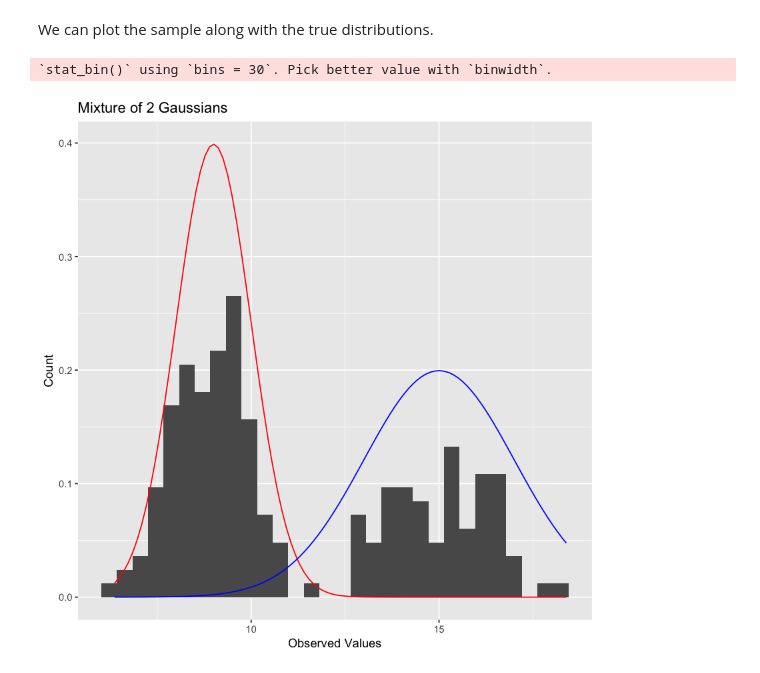
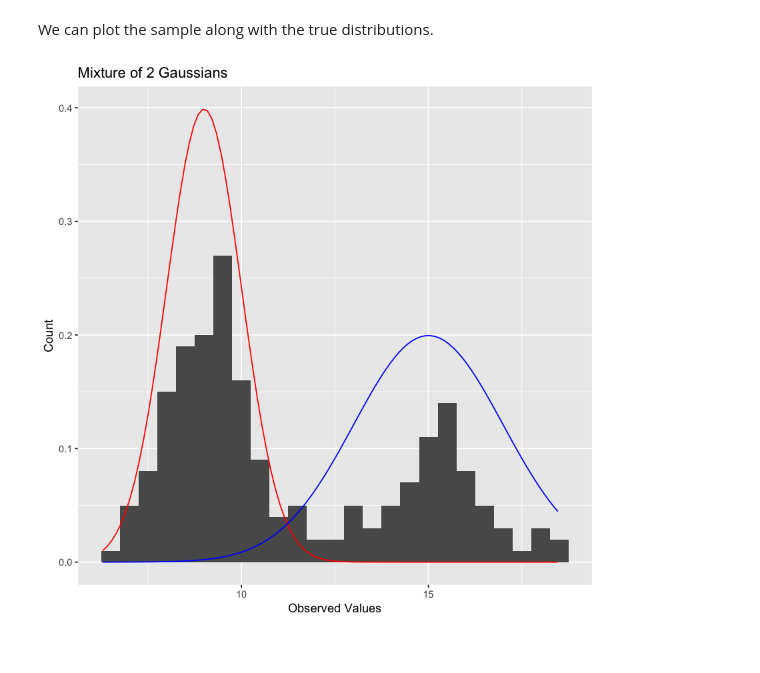
Before and after one commit to blazickjp/Research, a Jupyter notebook: EM-Gibbs-Alg.ipynb, the cells around one changed output. Saved outputs shown, nothing was run; the diff lists cells and outputs as text; code cells hidden in the pictures.

```diff
--- a/EM-Gibbs-Alg.ipynb
+++ b/EM-Gibbs-Alg.ipynb
@@ -41,14 +41,13 @@ We can plot the sample along with the true distributions.
 # %%
 df <- data.frame(y = f(mu_1, mu_2, sigma_1, sigma_2, p, n))
 df %>%
-  ggplot(aes(x = y)) + geom_histogram(aes(y = stat(density))) +
+  ggplot(aes(x = y)) + geom_histogram(aes(y = stat(density)),binwidth = .5) +
   ggtitle("Mixture of 2 Gaussians") +
   xlab("Observed Values") + ylab("Count") +
   stat_function(fun = dnorm, args = list(mean = 9, sd = 1), col="red") +
   stat_function(fun = dnorm, args = list(mean = 15, sd = 2), col="blue")
 # %% [output]
-`stat_bin()` using `bins = 30`. Pick better value with `binwidth`.
-[figure, old version]
+[figure, new version]
 # %% [markdown]
 ## EM Algorithm
 
```
Also changed, not shown: parts of 4 cells of this notebook.
